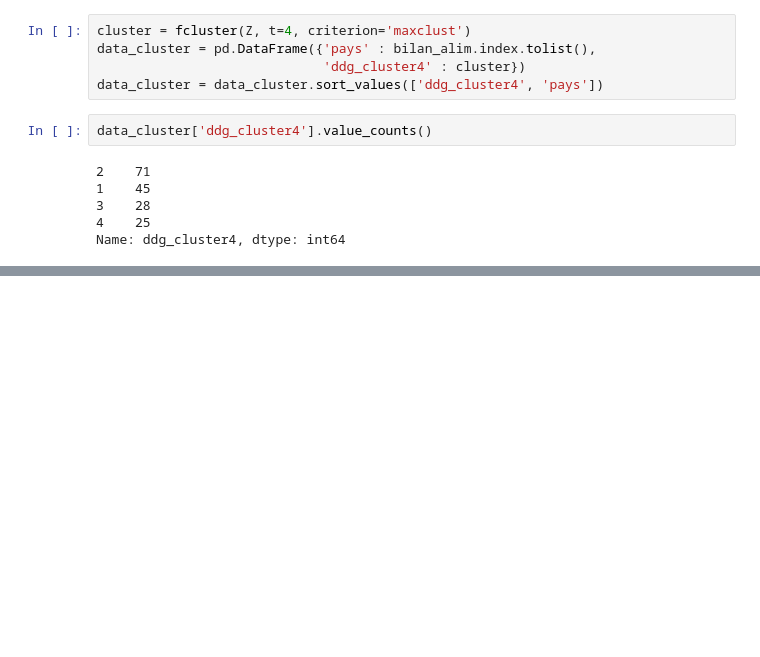
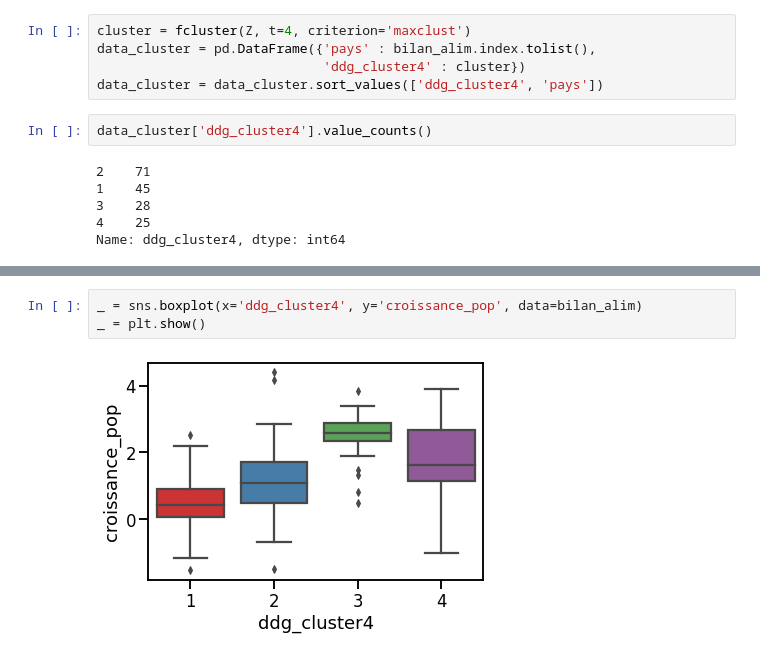
Before and after one commit to Sylvariane/etude_marche, a Jupyter notebook: P5_02_code.ipynb, the cells around one changed output, grey strips where cells are left out. Drawn from its saved outputs; the diff is of its cells as text; blank space fills up the shorter version.

```diff
--- a/P5_02_code.ipynb
+++ b/P5_02_code.ipynb
@@ -626,0 +672,5 @@ Une fois nos données ordonnées, on peut s'intéresser à faire une analyse des
+# %%
+_ = sns.boxplot(x='ddg_cluster4', y='croissance_pop', data=bilan_alim)
+_ = plt.show()
+# %% [output]
+[figure, added]
```
Also changed, not shown: parts of 43 cells of this notebook.
